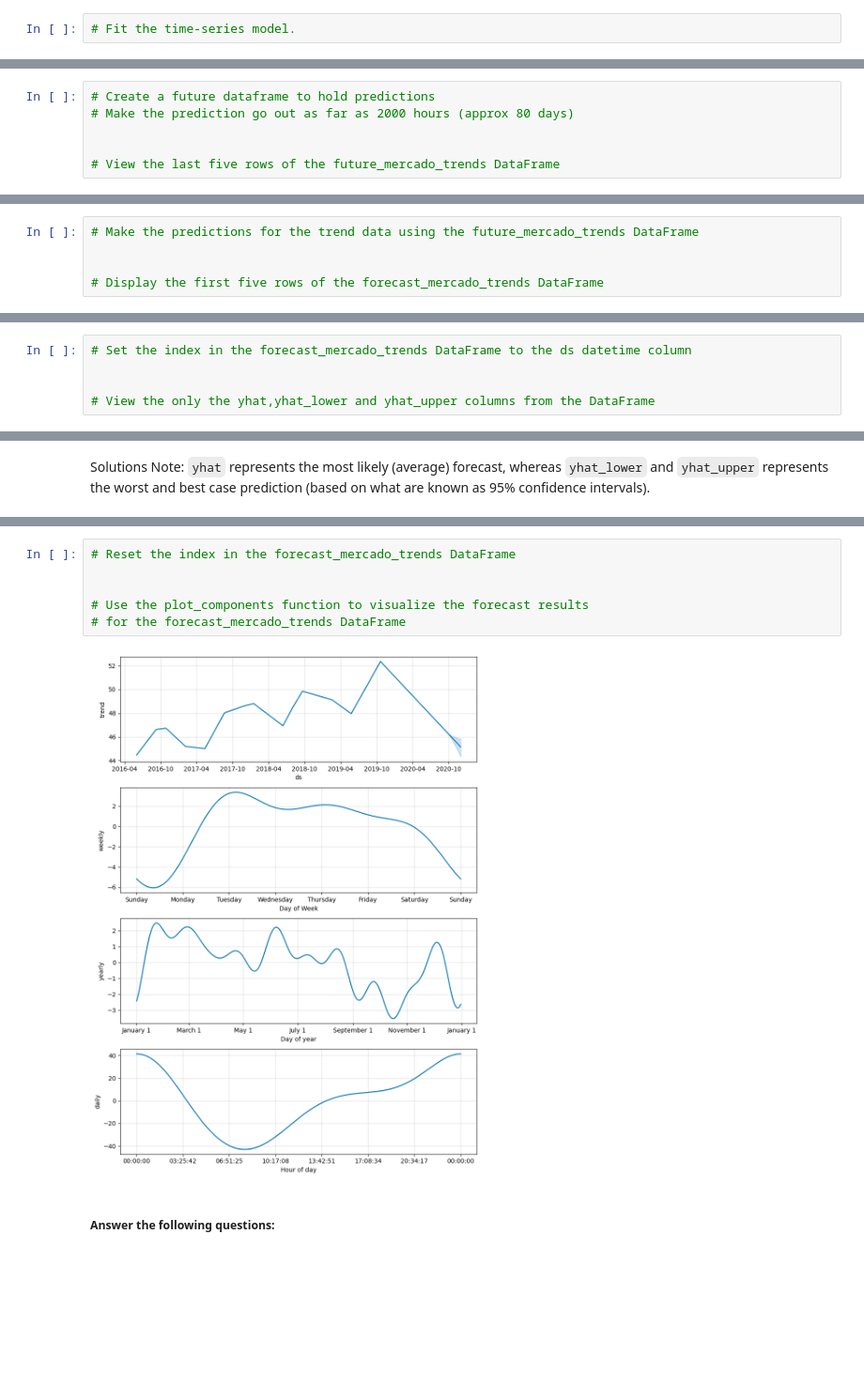
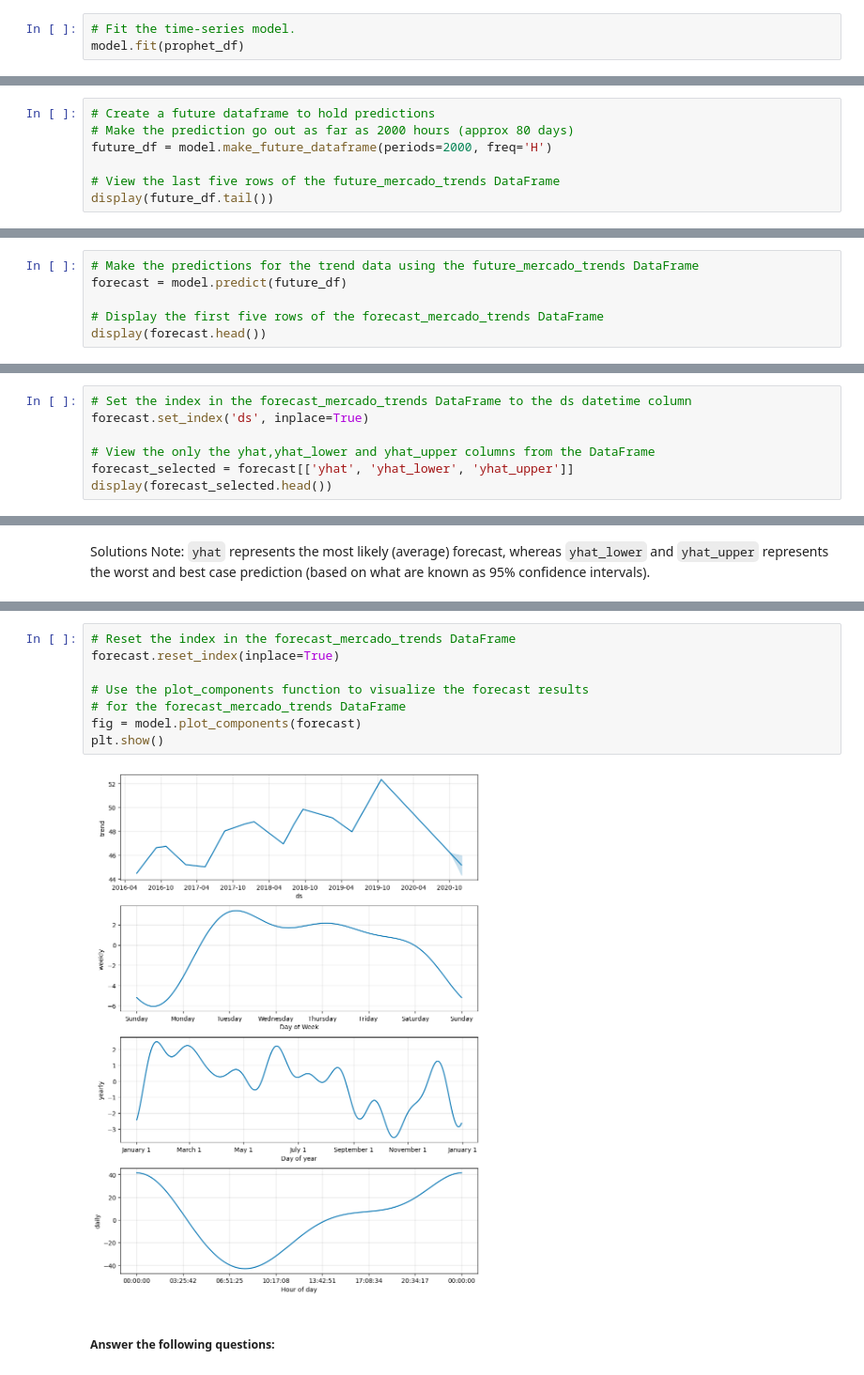
Before and after one commit to pooleel/prophet-challenge, a Jupyter notebook: forecasting_net_prophet.ipynb, the cells around one changed output, grey strips where cells are left out. Shown at 94% size. Cells and saved outputs as stored; diff of their text form; blank space fills up the shorter version.

```diff
--- a/forecasting_net_prophet.ipynb
+++ b/forecasting_net_prophet.ipynb
@@ -461,3 +470,4 @@ Now, you need to produce a time series model that analyzes and forecasts pattern
 # %%
 # Fit the time-series model.
+model.fit(prophet_df)
 # %% [output]
@@ -474,9 +484,10 @@ INFO:cmdstanpy:Chain [1] done processing
 # %%
 # Create a future dataframe to hold predictions
 # Make the prediction go out as far as 2000 hours (approx 80 days)
-
+future_df = model.make_future_dataframe(periods=2000, freq='H')
 
 # View the last five rows of the future_mercado_trends DataFrame
+display(future_df.tail())
 # %% [output]
 |  | ds |
 | 39101 | 2020-11-30 04:00:00 |
@@ -486,8 +497,9 @@ INFO:cmdstanpy:Chain [1] done processing
 | 39105 | 2020-11-30 08:00:00 |
 # %%
 # Make the predictions for the trend data using the future_mercado_trends DataFrame
-
+forecast = model.predict(future_df)
 
 # Display the first five rows of the forecast_mercado_trends DataFrame
+display(forecast.head())
 # %% [output]
 |  | ds | trend | yhat_lower | yhat_upper | trend_lower | trend_upper | additive_terms | ... |
@@ -520,9 +533,11 @@ INFO:cmdstanpy:Chain [1] done processing
 * What's the lowest point for search traffic in the calendar year?
 # %%
 # Set the index in the forecast_mercado_trends DataFrame to the ds datetime column
-
+forecast.set_index('ds', inplace=True)
 
 # View the only the yhat,yhat_lower and yhat_upper columns from the DataFrame
+forecast_selected = forecast[['yhat', 'yhat_lower', 'yhat_upper']]
+display(forecast_selected.head())
 # %% [output]
 |  | yhat | yhat_lower | yhat_upper |
 | ds |  |  |  |
@@ -542,11 +568,13 @@ Solutions Note: `yhat` represents the most likely (average) forecast, whereas `y
 # %%
 # Reset the index in the forecast_mercado_trends DataFrame
-
+forecast.reset_index(inplace=True)
 
 # Use the plot_components function to visualize the forecast results
 # for the forecast_mercado_trends DataFrame
+fig = model.plot_components(forecast)
+plt.show()
 # %% [output]
-[figure, old version]
+[figure, new version]
 # %% [markdown]
 ##### Answer the following questions:
 # %% [markdown]
```
Also changed, not shown: parts of 14 cells of this notebook.
